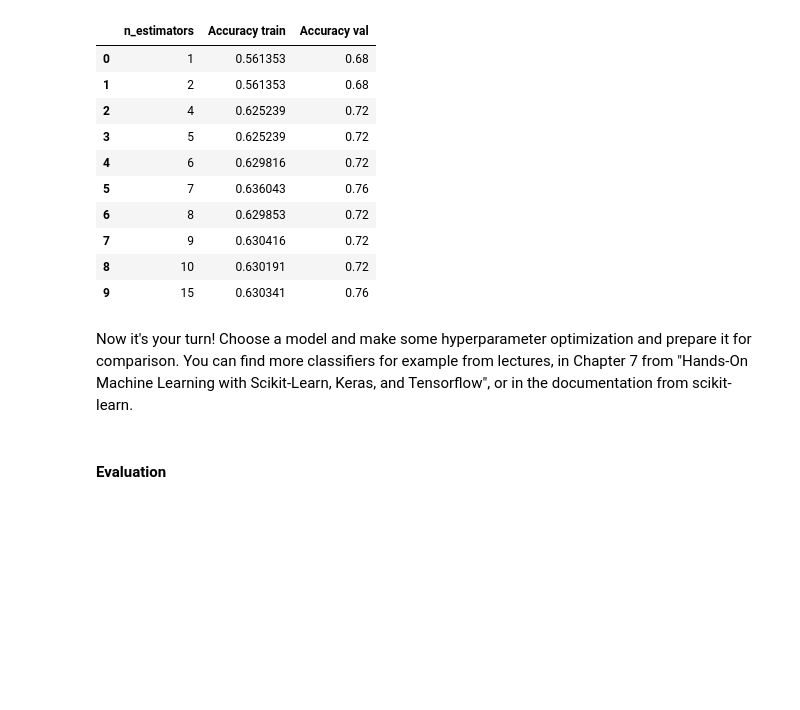
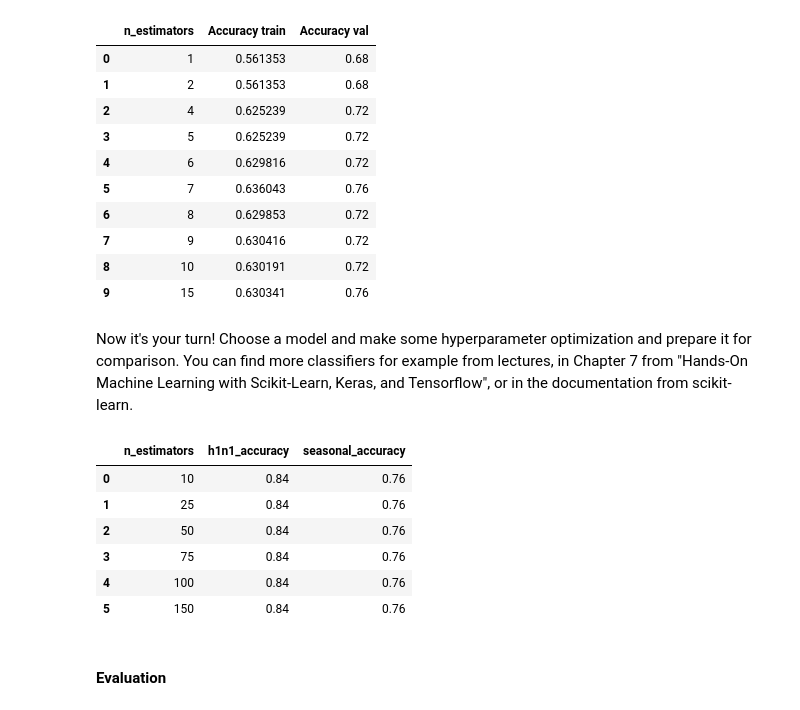
Before and after one commit to tonnerinho/Applied-Machine-Learning, a Jupyter notebook: Lab2/Lab 2_2026.ipynb, the cells around one changed output. Saved outputs shown, nothing was run; the diff lists cells and outputs as text; code cells hidden in the pictures; blank space fills up the shorter version.

```diff
--- a/Lab2/Lab 2_2026.ipynb
+++ b/Lab2/Lab 2_2026.ipynb
@@ -479,7 +484,7 @@ decision_tree_hyperparameter_tuning_df
 | 14 | 15 | 0.84 | 0.80 |
 # %%
 # Choose optimal hyperparameters for each target
-optimal_max_depth_h1n1 = 1 # choose based on tuning results above
+optimal_max_depth_h1n1 = 2 # choose based on tuning results above
 optimal_max_depth_seasonal = 3 # choose based on tuning results above
 
 # Train final Decision Tree models with optimal parameters
@@ -579,4 +584,45 @@ optimal_ada_boost_y_preds = pd.DataFrame(
 # %% [markdown]
 Now it's your turn! Choose a model and make some hyperparameter optimization and prepare it for comparison. You can find more classifiers for example from lectures, in Chapter 7 from "Hands-On Machine Learning with Scikit-Learn, Keras, and Tensorflow", or in the documentation from scikit-learn.
 # %%
-#add your code here
+from sklearn.ensemble import RandomForestClassifier
+
+# Hyperparameter tuning for Random Forest - H1N1
+n_estimators_range = [10, 25, 50, 75, 100, 150]
+accuracies_h1n1_rf = []
+for n_est in n_estimators_range:
+    rf = RandomForestClassifier(n_estimators=n_est, random_state=42)
+    rf.fit(X_train, y_train["h1n1_vaccine"])
+    pred = rf.predict(X_val)
+    accuracy = round(accuracy_score(y_val["h1n1_vaccine"], pred), 5)
+    accuracies_h1n1_rf.append(accuracy)
+
+rf_h1n1_tuning_df = pd.DataFrame({
+    'n_estimators': n_estimators_range,
+    'h1n1_accuracy': accuracies_h1n1_rf
+})
+
+# Hyperparameter tuning for Random Forest - Seasonal
+accuracies_seasonal_rf = []
+for n_est in n_estimators_range:
+    rf = RandomForestClassifier(n_estimators=n_est, random_state=42)
+    rf.fit(X_train, y_train["seasonal_vaccine"])
+    pred = rf.predict(X_val)
+    accuracy = round(accuracy_score(y_val["seasonal_vaccine"], pred), 5)
+    accuracies_seasonal_rf.append(accuracy)
+
+rf_seasonal_tuning_df = pd.DataFrame({
+    'n_estimators': n_estimators_range,
+    'seasonal_accuracy': accuracies_seasonal_rf
+})
+
+# Combine for comparison
+random_forest_hyperparameter_tuning_df = pd.concat([rf_h1n1_tuning_df, rf_seasonal_tuning_df['seasonal_accuracy']], axis=1)
+random_forest_hyperparameter_tuning_df
+# %% [output]
+|  | n_estimators | h1n1_accuracy | seasonal_accuracy |
+| 0 | 10 | 0.84 | 0.76 |
+| 1 | 25 | 0.84 | 0.76 |
+| 2 | 50 | 0.84 | 0.76 |
+| 3 | 75 | 0.84 | 0.76 |
+| 4 | 100 | 0.84 | 0.76 |
+| 5 | 150 | 0.84 | 0.76 |
```
Also changed, not shown: parts of 10 cells of this notebook.
